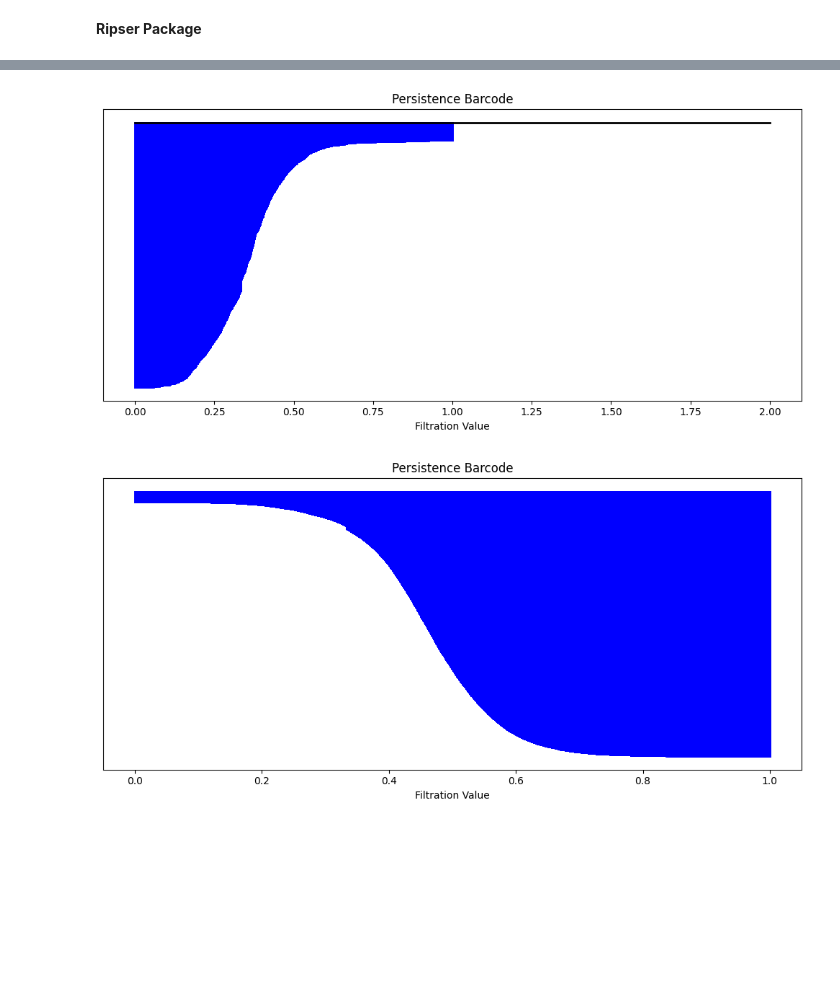
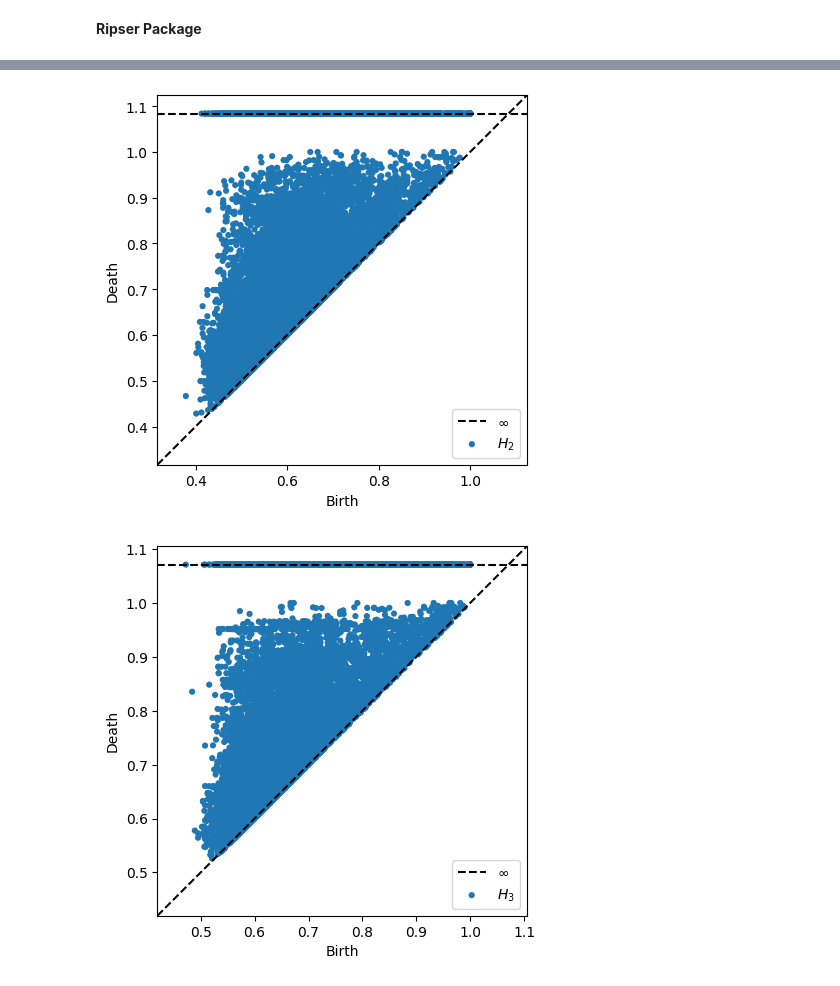
Before and after one commit to mehdimerbah/TDA-PPIN, a Jupyter notebook: preprocessing/Cleaned_DataPreprocessing_PPI.ipynb, the cells around one changed output, grey strips where cells are left out. Drawn from its saved outputs; the diff is of its cells as text; code cells hidden in the pictures; blank space fills up the shorter version.

```diff
--- a/preprocessing/Cleaned_DataPreprocessing_PPI.ipynb
+++ b/preprocessing/Cleaned_DataPreprocessing_PPI.ipynb
@@ -524,6 +476,8 @@ plot_diagrams(rips_dist_mat_diags, plot_only=[1])
-# %%
-plot_barcode(rips_dist_mat_diags, 0)
-plot_barcode(rips_dist_mat_diags, 1)
-# %% [output]
-[figure, removed]
-[figure, removed]
+# %%
+plot_diagrams(rips_dist_mat_diags, plot_only=[2])
+# %% [output]
+[figure, added]
+# %%
+plot_diagrams(rips_dist_mat_diags, plot_only=[3])
+# %% [output]
+[figure, added]
```
Also changed, not shown: parts of 18 cells of this notebook, 1 other file.
